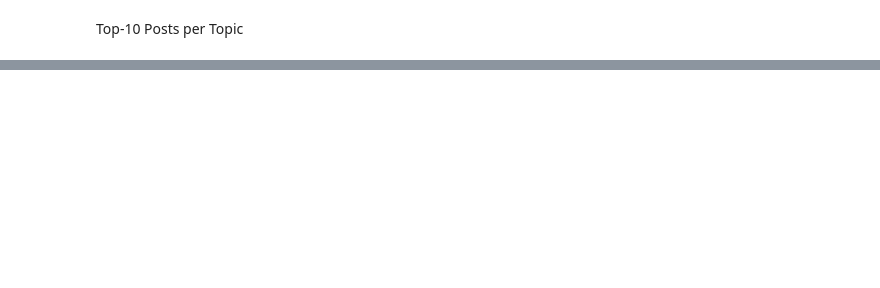
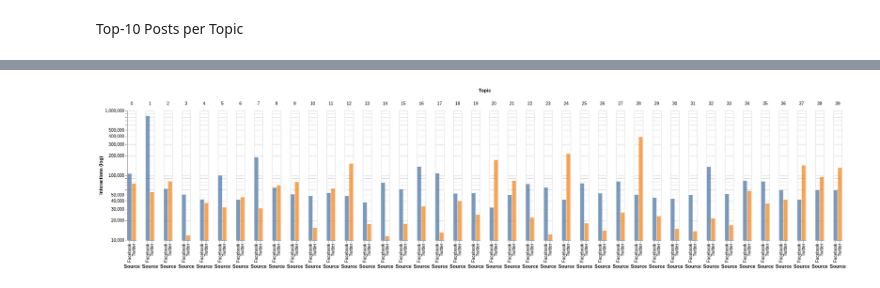
Before and after one commit to viennadatasciencegroup/data4good-wahlbeobachtung19, a Jupyter notebook: notebooks/1.3-tte-topic-evaluation.ipynb, the cells around one changed output, grey strips where cells are left out. Cells and saved outputs as stored; diff of their text form; code cells hidden in the pictures; blank space fills up the shorter version.

```diff
--- a/notebooks/1.3-tte-topic-evaluation.ipynb
+++ b/notebooks/1.3-tte-topic-evaluation.ipynb
@@ -159,0 +166,4 @@ chart
+# %%
+grouped = data.groupby(["topic", "topic_interpretation", "source"]).agg({"interactionCount": ["count", "sum", "mean"]})
+pd.set_option("display.max_rows", None)
+grouped
@@ -159,0 +190,24 @@ chart
+# %%
+p_data = grouped.copy()
+p_data["source"] = p_data.index.get_level_values("source")
+p_data.columns = ["count", "sum", "mean", "Source"]
+p_data.reset_index(inplace=True)
+p_data["Topic"] = p_data.topic_interpretation
+
+chart = alt.Chart(p_data).mark_bar().encode(
+    alt.X("Source:N"),
+    alt.Y("sum(sum):Q",
+          scale=alt.Scale(type="log", base=10),
+          title="Interactions (log)"),
+    column=alt.Column("topic:O", title="Topic"),
+    color=alt.Color("Source", legend=None),
+    opacity=alt.value(0.75),
+    tooltip=["Topic"]
+).properties(
+    width=20
+)
+
+#chart.save(os.path.join(figures_path, "topics", "interactions_per_source.html"))
+chart
+# %% [output]
+[figure, added]
```
Also changed, not shown: parts of 13 cells of this notebook, 6 other files.
